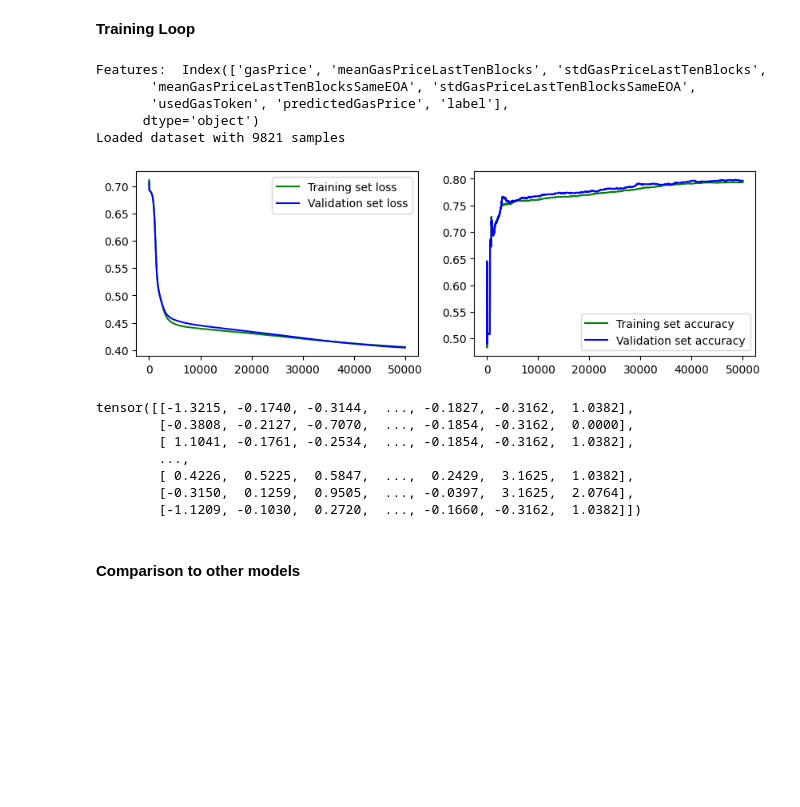
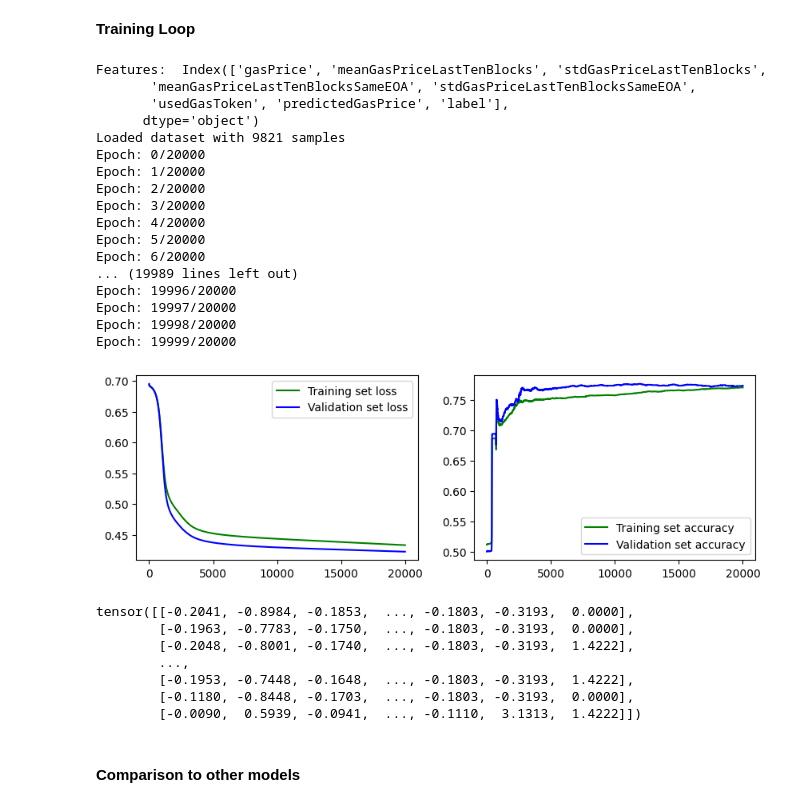
Before and after one commit to hoehlars/frontrunning-attacks, a Jupyter notebook: model/MLP.ipynb, the cells around one changed output. Saved outputs shown, nothing was run; the diff lists cells and outputs as text; code cells hidden in the pictures; blank space fills up the shorter version.

```diff
--- a/model/MLP.ipynb
+++ b/model/MLP.ipynb
@@ -51,7 +51,7 @@ def prepare_dataset(dataset_files, delimiter=";"):
 
     return X, T
 # %%
-dataset_files = ["insertion_atks_first_atk_2500.csv", "insertion_atks_second_atk_2500.csv", "random_sampled_transactions.csv"]
+dataset_files = ["insertion_atks_first_atk_with_gas_token.csv", "insertion_atks_second_atk_with_gas_token.csv", "random_sampled_transactions_with_gas_token.csv"]
 
 X, T = prepare_dataset(dataset_files, ",")
 # %% [output]
@@ -186,42 +188,54 @@ def plot(train_loss, train_acc, val_loss, val_acc):
 # %%
 # Load dataset
 #dataset_files = ["insertion_atks_first_atk_2500.csv", "insertion_atks_second_atk_2500.csv", "random_sampled_transactions.csv"]
 dataset_files = ["insertion_atks_first_atk_with_gas_token.csv", "insertion_atks_second_atk_with_gas_token.csv", "random_sampled_transactions_with_gas_token.csv"]
 X, T = prepare_dataset(dataset_files, ",")
 
 # Split dataset
 X_train, T_train, X_val, T_val = split_training_data(X, T, 0.8)
 # Standardize input data
 X_train, X_val = standardize(X_train, X_val)
 
 # Initiate the network
 network = Network(7, 10, 1)
 # Define loss function
 loss = torch.nn.BCEWithLogitsLoss(reduction="mean")
 
 # Train network on our data
-results = train(network, loss, X_train, T_train, X_val, T_val, num_epochs=50000, learning_rate=0.1)
+results = train(network, loss, X_train, T_train, X_val, T_val, num_epochs=20000, learning_rate=0.1)
 train_loss, train_acc, val_loss, val_acc = results
 
 # plot the results
 plot(train_loss, train_acc, val_loss, val_acc)
 # %% [output]
 Features:  Index(['gasPrice', 'meanGasPriceLastTenBlocks', 'stdGasPriceLastTenBlocks',
        'meanGasPriceLastTenBlocksSameEOA', 'stdGasPriceLastTenBlocksSameEOA',
        'usedGasToken', 'predictedGasPrice', 'label'],
       dtype='object')
 Loaded dataset with 9821 samples
+Epoch: 0/20000
+Epoch: 1/20000
+Epoch: 2/20000
+Epoch: 3/20000
+Epoch: 4/20000
+Epoch: 5/20000
+Epoch: 6/20000
+... (19989 lines left out)
+Epoch: 19996/20000
+Epoch: 19997/20000
+Epoch: 19998/20000
+Epoch: 19999/20000
-[figure, old version]
+[figure, new version]
 # %%
 X_train
 # %% [output]
-tensor([[-1.3215, -0.1740, -0.3144,  ..., -0.1827, -0.3162,  1.0382],
-        [-0.3808, -0.2127, -0.7070,  ..., -0.1854, -0.3162,  0.0000],
-        [ 1.1041, -0.1761, -0.2534,  ..., -0.1854, -0.3162,  1.0382],
+tensor([[-0.2041, -0.8984, -0.1853,  ..., -0.1803, -0.3193,  0.0000],
+        [-0.1963, -0.7783, -0.1750,  ..., -0.1803, -0.3193,  0.0000],
+        [-0.2048, -0.8001, -0.1740,  ..., -0.1803, -0.3193,  1.4222],
         ...,
-        [ 0.4226,  0.5225,  0.5847,  ...,  0.2429,  3.1625,  1.0382],
-        [-0.3150,  0.1259,  0.9505,  ..., -0.0397,  3.1625,  2.0764],
-        [-1.1209, -0.1030,  0.2720,  ..., -0.1660, -0.3162,  1.0382]])
+        [-0.1953, -0.7448, -0.1648,  ..., -0.1803, -0.3193,  1.4222],
+        [-0.1180, -0.8448, -0.1703,  ..., -0.1803, -0.3193,  0.0000],
+        [-0.0090,  0.5939, -0.0941,  ..., -0.1110,  3.1313,  1.4222]])
 # %% [markdown]
 #### Comparison to other models
 # %% [markdown]
```
Also changed, not shown: parts of 4 cells of this notebook.
